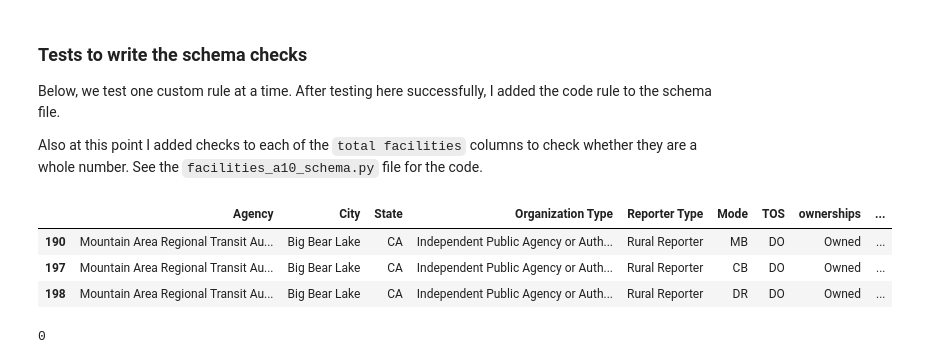
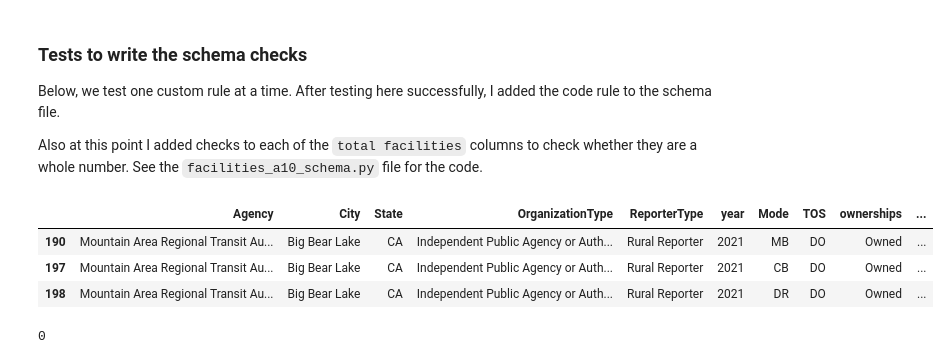
Before and after one commit to cal-itp/ntd-modernization, a Jupyter notebook: validation_tool/notebooks/2b_a10_validation_development.ipynb, the cells around one changed output. Saved outputs shown, nothing was run; the diff lists cells and outputs as text; code cells hidden in the pictures.

```diff
--- a/validation_tool/notebooks/2b_a10_validation_development.ipynb
+++ b/validation_tool/notebooks/2b_a10_validation_development.ipynb
@@ -386,8 +368,8 @@ Now we will start customizing the validation schema. Made another copy of it fir
 To test, first changed one thing - to check if the `State` column equals "CA".
 Now I'll change one state to WA and see what the error report looks like.
 # %%
-df.loc[0,'State'] = 'WA' #change the value
-df.loc[0,'State'] #check
+df1.loc[0,'State'] = 'WA' #change the value
+df1.loc[0,'State'] #check
 # %% [output]
 'WA'
 # %%
@@ -422,13 +404,13 @@ Also at this point I added checks to each of the `total facilities` columns to c
 # %%
 # filter by agency first
 agency = "Mountain Area Regional Transit Authority, dba: Mountain Transit"
 
-df_agency = df[df['Agency']==agency]
+df_agency = df1[df1['Agency']==agency]
 df_agency
 # %% [output]
-|  | Agency | City | State | Organization Type | Reporter Type | Mode | TOS | ownerships | ... |
-| 190 | Mountain Area Regional Transit Au... | Big Bear Lake | CA | Independent Public Agency or Auth... | Rural Reporter | MB | DO | Owned | ... |
-| 197 | Mountain Area Regional Transit Au... | Big Bear Lake | CA | Independent Public Agency or Auth... | Rural Reporter | CB | DO | Owned | ... |
-| 198 | Mountain Area Regional Transit Au... | Big Bear Lake | CA | Independent Public Agency or Auth... | Rural Reporter | DR | DO | Owned | ... |
+|  | Agency | City | State | OrganizationType | ReporterType | year | Mode | TOS | ownerships | ... |
+| 190 | Mountain Area Regional Transit Au... | Big Bear Lake | CA | Independent Public Agency or Auth... | Rural Reporter | 2021 | MB | DO | Owned | ... |
+| 197 | Mountain Area Regional Transit Au... | Big Bear Lake | CA | Independent Public Agency or Auth... | Rural Reporter | 2021 | CB | DO | Owned | ... |
+| 198 | Mountain Area Regional Transit Au... | Big Bear Lake | CA | Independent Public Agency or Auth... | Rural Reporter | 2021 | DR | DO | Owned | ... |
 # %%
 # df[df['Agency']==agency]['Total Facilities'].sum()
```
Also changed, not shown: parts of 23 cells of this notebook, 8 other files.
